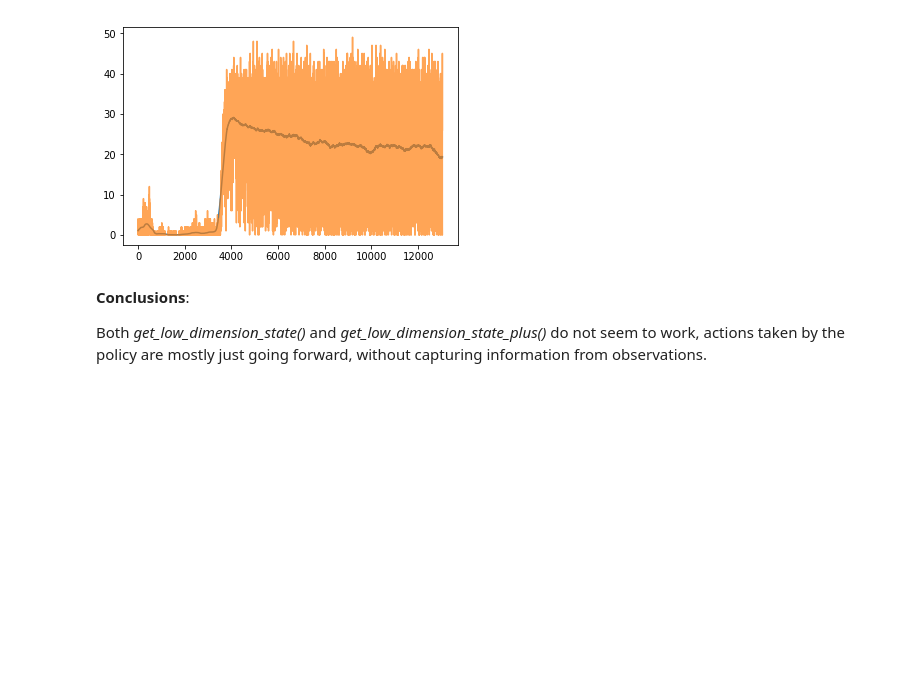
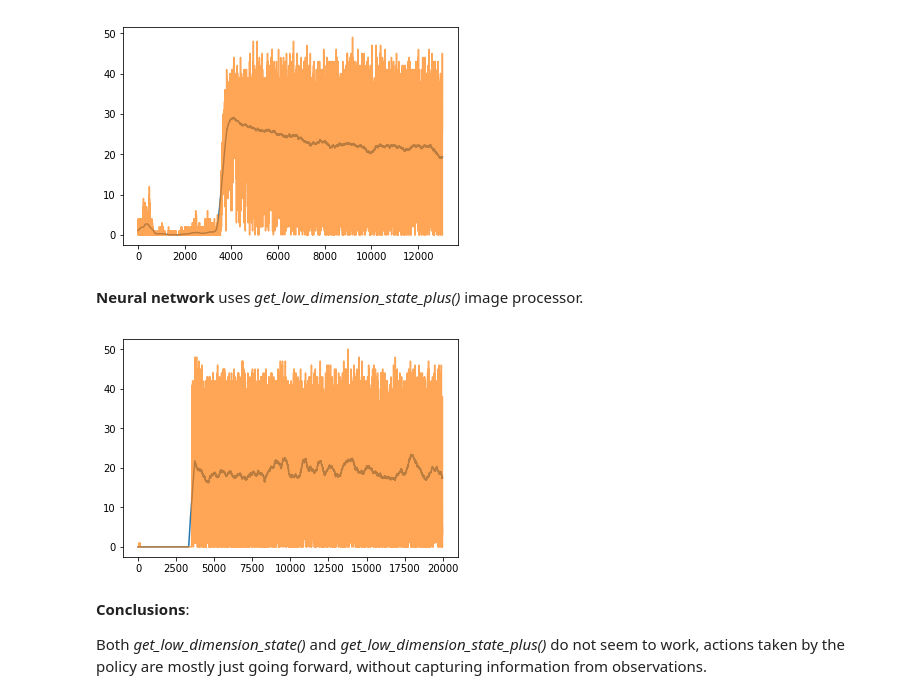
Before and after one commit to quantumiracle/Soft-Decision-Tree, a Jupyter notebook: image_based_envs/minatar_test/minatar_test_results.ipynb, the cells around one changed output. Saved outputs shown, nothing was run; the diff lists cells and outputs as text; code cells hidden in the pictures; blank space fills up the shorter version.

```diff
--- a/image_based_envs/minatar_test/minatar_test_results.ipynb
+++ b/image_based_envs/minatar_test/minatar_test_results.ipynb
@@ -46,6 +46,20 @@ plt.savefig(file_name+'.png')
 plt.show()
 # %% [output]
 [figure]
+# %% [markdown]
+**Neural network** uses _get_low_dimension_state_plus()_ image processor.
+# %%
+file_name='./log/ppo_discrete_freeway_id0'
+
+r = np.load(file_name+'.npy')
+x=np.arange(r.shape[0])
+
+plt.plot(x,smooth(r))
+plt.plot(x,r, alpha=0.7)
+plt.savefig(file_name+'.png')
+plt.show()
+# %% [output]
+[figure, added]
 # %% [markdown]
 __Conclusions__:
 
```
Also changed, not shown: parts of 4 cells of this notebook, 1 other file.
